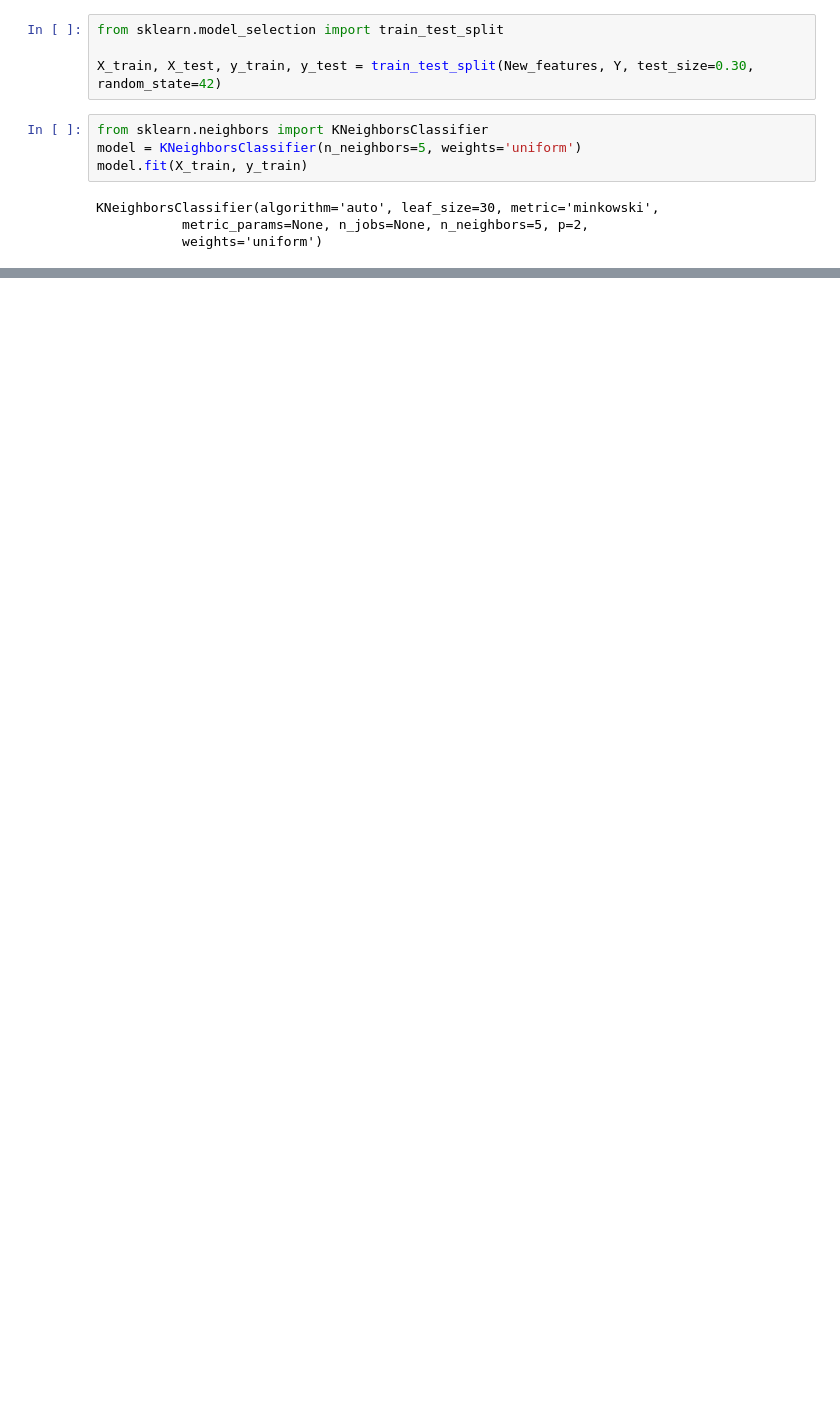
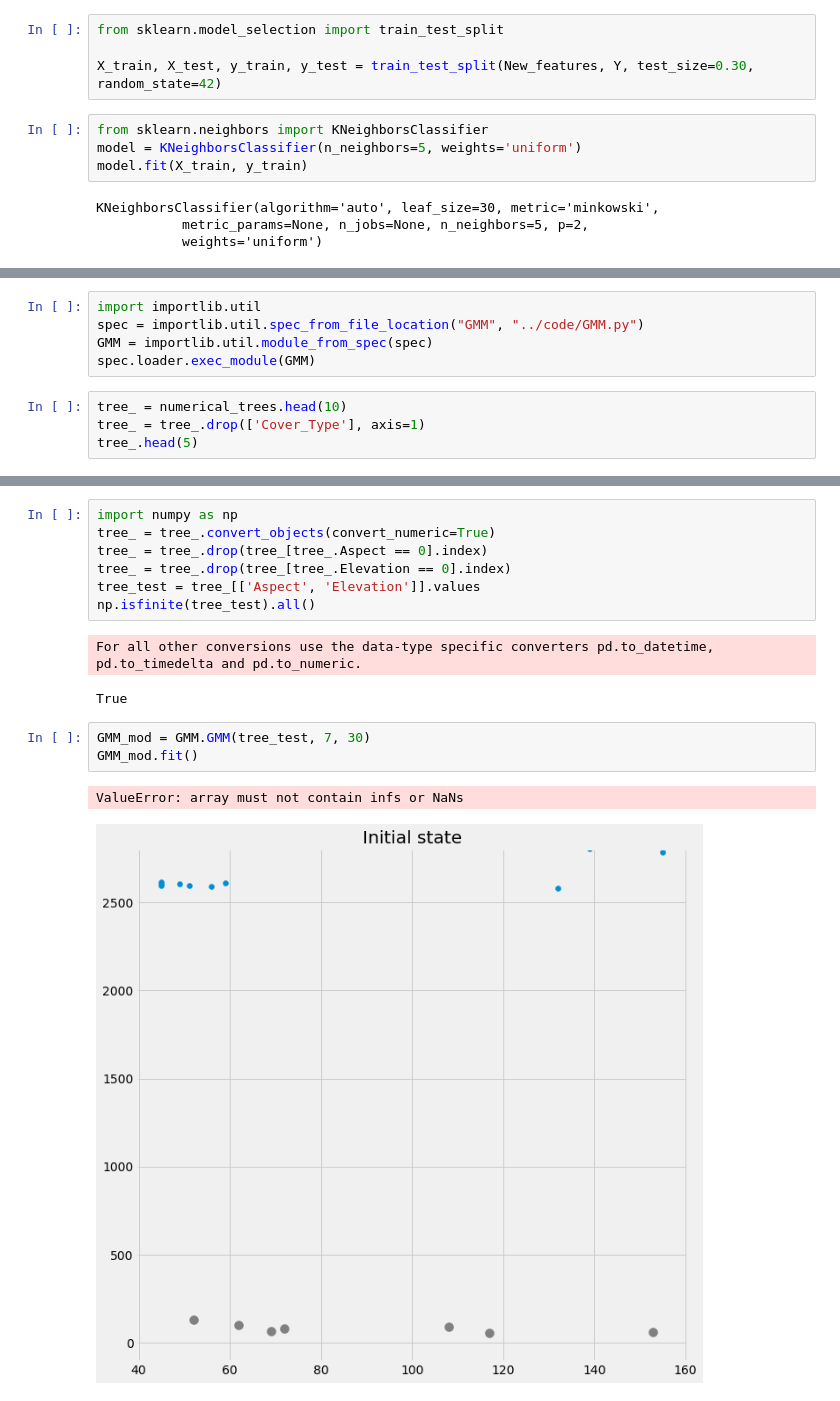
Before and after one commit to patrickcanny/Probably-Interesting-Data, a Jupyter notebook: notebooks/Tree Types.ipynb, the cells around one changed output, grey strips where cells are left out. Cells and saved outputs as stored; diff of their text form; blank space fills up the shorter version.

```diff
--- a/notebooks/Tree Types.ipynb
+++ b/notebooks/Tree Types.ipynb
@@ -51,0 +71,9 @@ acc_test
+# %%
+import importlib.util
+spec = importlib.util.spec_from_file_location("GMM", "../code/GMM.py")
+GMM = importlib.util.module_from_spec(spec)
+spec.loader.exec_module(GMM)
+# %%
+tree_ = numerical_trees.head(10)
+tree_ = tree_.drop(['Cover_Type'], axis=1)
+tree_.head(5)
@@ -51,0 +87,16 @@ acc_test
+# %%
+import numpy as np
+tree_ = tree_.convert_objects(convert_numeric=True)
+tree_ = tree_.drop(tree_[tree_.Aspect == 0].index)
+tree_ = tree_.drop(tree_[tree_.Elevation == 0].index)
+tree_test = tree_[['Aspect', 'Elevation']].values
+np.isfinite(tree_test).all()
+# %% [output]
+For all other conversions use the data-type specific converters pd.to_datetime, pd.to_timedelta and pd.to_numeric.
+True
+# %%
+GMM_mod = GMM.GMM(tree_test, 7, 30)
+GMM_mod.fit()
+# %% [output]
+ValueError: array must not contain infs or NaNs
+[figure, added]
```
Also changed, not shown: parts of 7 cells of this notebook, 2 other files.
